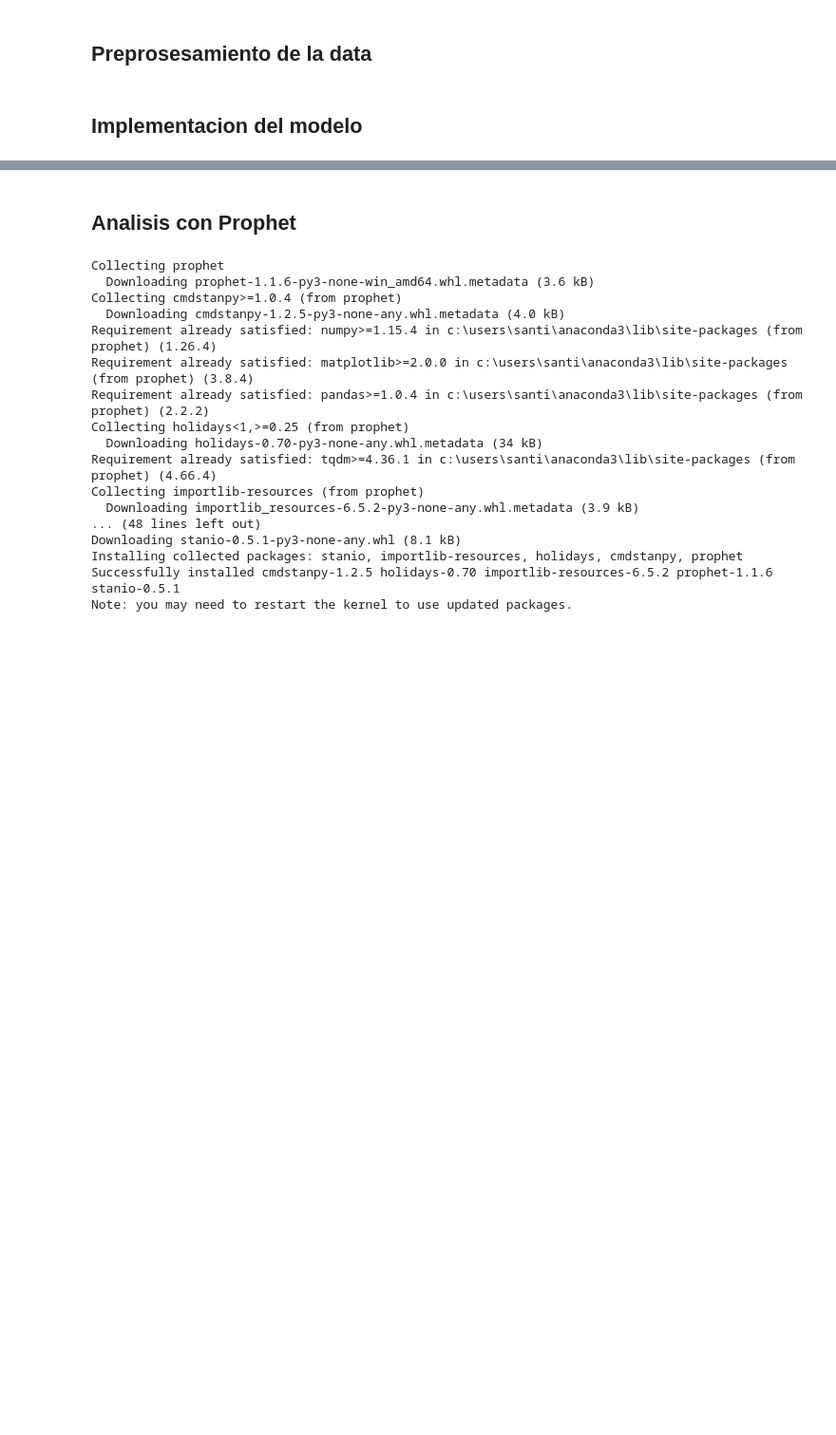
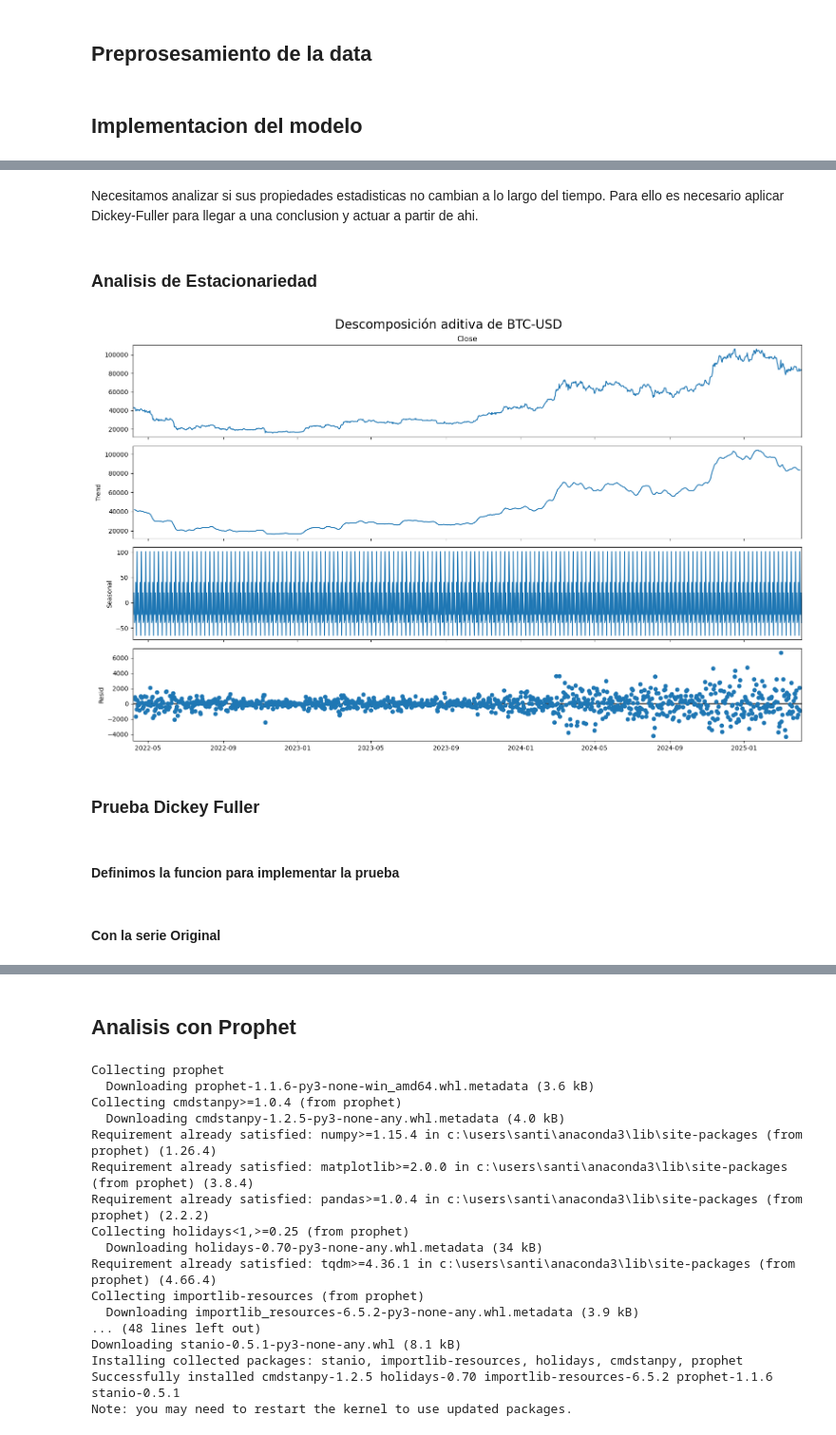
Before and after one commit to seba098098/Projecto_TRM, a Jupyter notebook: Notebooks/04_Modelado_Predictivo_Con_ML..ipynb, the cells around one changed output, grey strips where cells are left out. Shown at 95% size. Cells and saved outputs as stored; diff of their text form; code cells hidden in the pictures; blank space fills up the shorter version.

Commit message:
Pruebas v1

```diff
--- a/Notebooks/04_Modelado_Predictivo_Con_ML..ipynb
+++ b/Notebooks/04_Modelado_Predictivo_Con_ML..ipynb
@@ -47,26 +47,3 @@ fig.update_layout(xaxis_title='Fecha', yaxis_title='Avg Score', template='plotly
 fig.show()
 # %% [markdown]
 ## Implementacion del modelo
-# %%
-
-import pandas as pd
-import numpy as np
-import matplotlib.pyplot as plt
-import seaborn as sns
-from statsmodels.tsa.seasonal import seasonal_decompose
-from statsmodels.tsa.stattools import adfuller, acf, pacf
-from statsmodels.tsa.arima.model import ARIMA
-from statsmodels.graphics.tsaplots import plot_acf, plot_pacf
-
-# Ensure 'Date' column is in datetime format and drop rows with NaN values
-df_btc['Date'] = pd.to_datetime(df_btc['Date'], errors='coerce')
-df_btc_cleaned = df_btc.dropna(subset=['Date', 'Close'])
-
-plt.figure(figsize=(10, 4))
-plt.plot(df_btc_cleaned['Date'], df_btc_cleaned['Close'], label='Precio Bitcoin', color='blue')
-plt.title('Comportamiento Bitcoin 2022-2025')
-plt.ylabel('Precio')
-plt.xlabel('Fecha')
-plt.legend()
-plt.grid(True)
-plt.show()
@@ -86,5 +49,0 @@ plt.show()
-# %%
-# Contar na
-df_btc['Close'].isna().sum()
-#Borrar na
-df_btc.dropna(subset=['Close'], inplace=True)
@@ -212,0 +50,3 @@ p-value: 0.905402214465028
+# %%
+btc_index = df_btc.set_index(pd.to_datetime(df_btc['Date']))['Close'].dropna()
+btc_index.info()
@@ -212,0 +62,19 @@ p-value: 0.905402214465028
+# %% [markdown]
+Necesitamos analizar si sus propiedades estadisticas no cambian a lo largo del tiempo. Para ello es necesario aplicar Dickey-Fuller para llegar a una conclusion y actuar a partir de ahi.
+# %% [markdown]
+### Analisis de Estacionariedad
+# %%
+from statsmodels.tsa.seasonal import seasonal_decompose
+# Descomposición
+result = seasonal_decompose(btc_index, model='additive', period=7)  # puedes ajustar el periodo si conoces una estacionalidad clara
+fig = result.plot()
+fig.set_size_inches(16, 10)
+plt.suptitle('Descomposición aditiva de BTC-USD', fontsize=20)
+plt.tight_layout()
+plt.show()
+# %% [output]
+[figure, added]
+# %% [markdown]
+### Prueba Dickey Fuller
+# %% [markdown]
+#### Definimos la funcion para implementar la prueba
@@ -212,0 +105,2 @@ p-value: 0.905402214465028
+# %% [markdown]
+#### Con la serie Original
```
Also changed, not shown: parts of 17 cells of this notebook.
